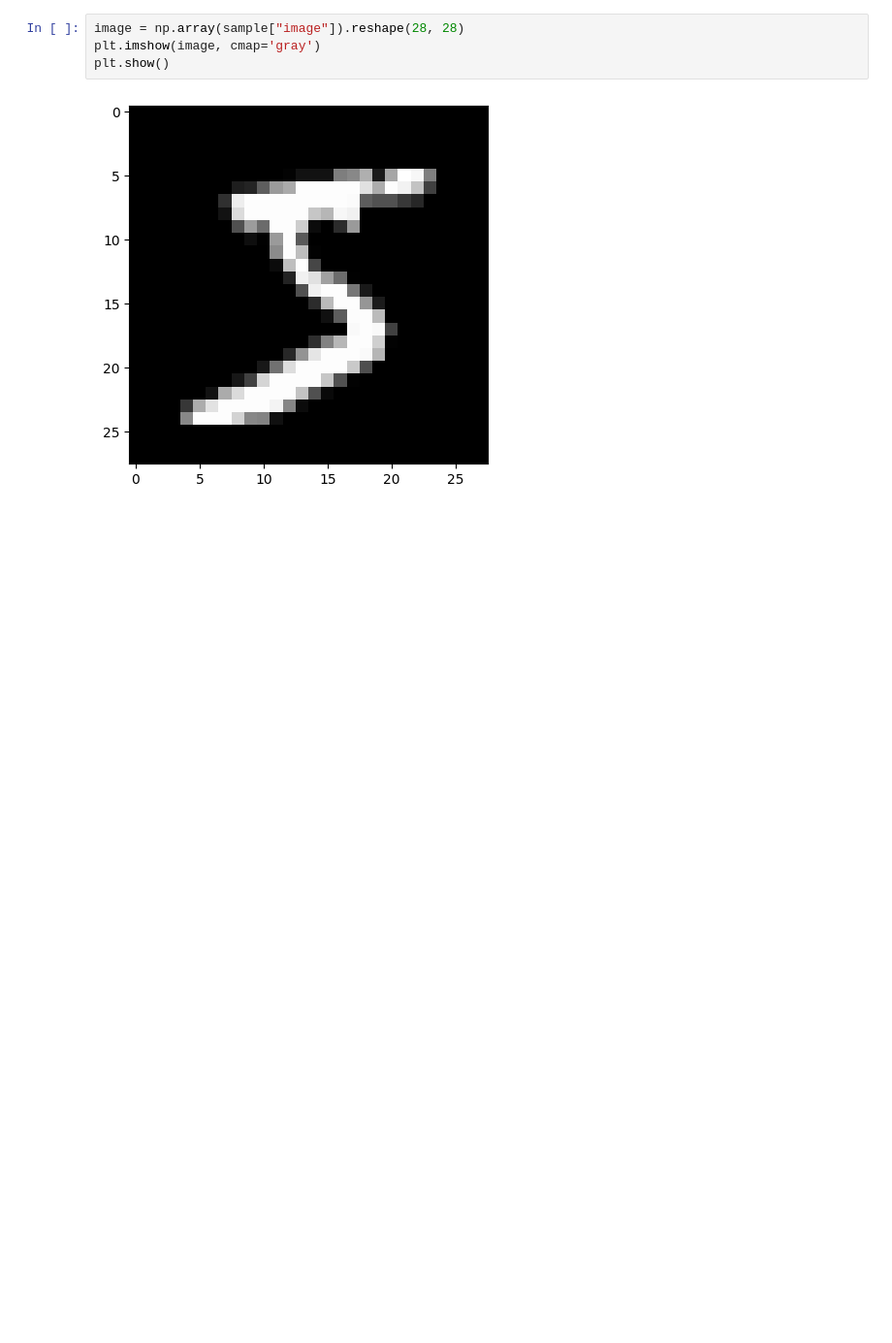
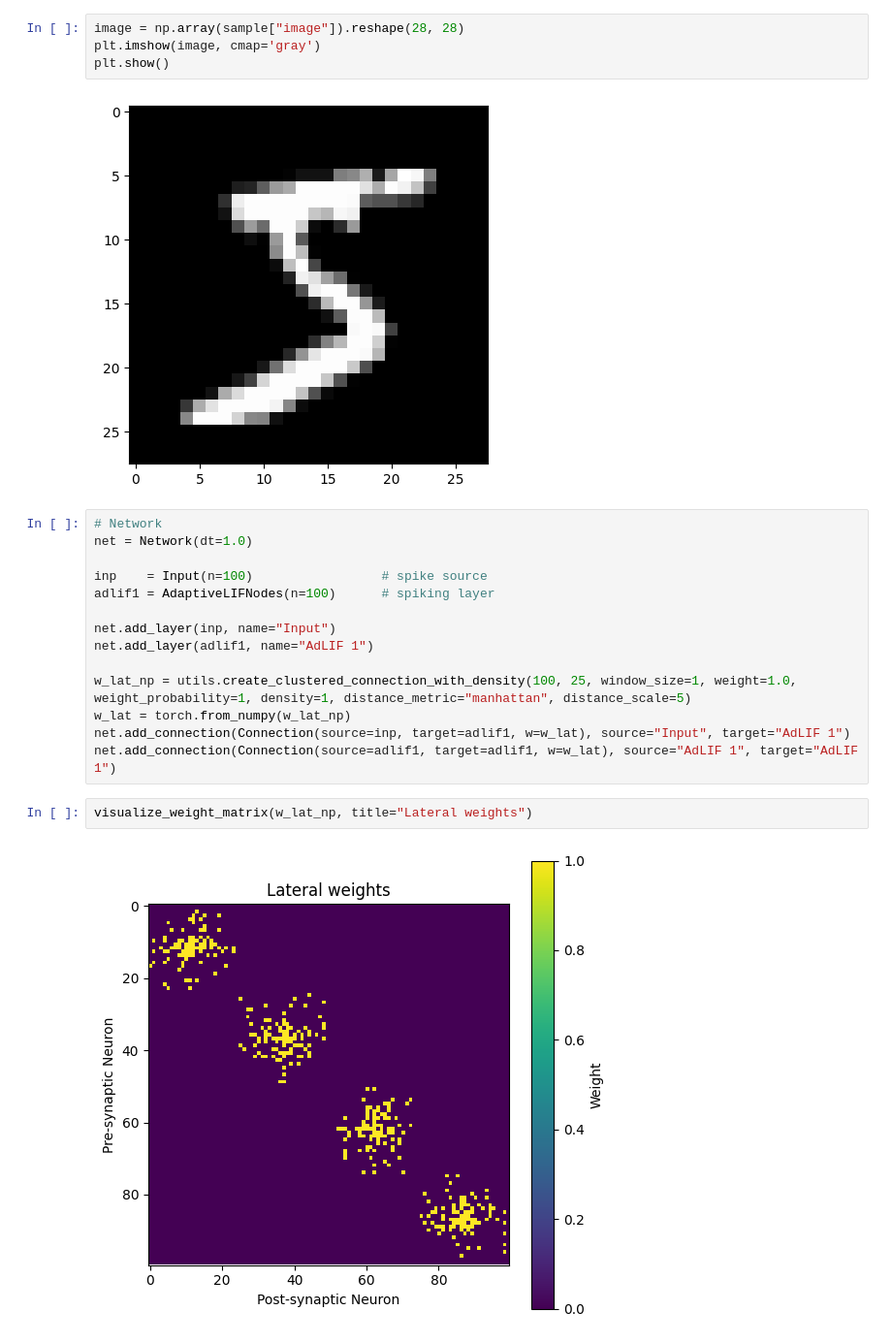
Before and after one commit to H-27/spiking-network-info-transmission, a Jupyter notebook: src/demo_model.ipynb, the cells around one changed output. Shown at 97% size. Drawn from its saved outputs; the diff is of its cells as text; blank space fills up the shorter version.

Commit message:
connection functions and first test

```diff
--- a/src/demo_model.ipynb
+++ b/src/demo_model.ipynb
@@ -77,3 +83,21 @@ plt.imshow(image, cmap='gray')
 plt.show()
 # %% [output]
 [figure]
+# %%
+# Network
+net = Network(dt=1.0)
+
+inp    = Input(n=100)                 # spike source
+adlif1 = AdaptiveLIFNodes(n=100)      # spiking layer
+
+net.add_layer(inp, name="Input")
+net.add_layer(adlif1, name="AdLIF 1")
+
+w_lat_np = utils.create_clustered_connection_with_density(100, 25, window_size=1, weight=1.0, weight_probability=1, density=1, distance_metric="manhattan", distance_scale=5)
+w_lat = torch.from_numpy(w_lat_np)
+net.add_connection(Connection(source=inp, target=adlif1, w=w_lat), source="Input", target="AdLIF 1")
+net.add_connection(Connection(source=adlif1, target=adlif1, w=w_lat), source="AdLIF 1", target="AdLIF 1")
+# %%
+visualize_weight_matrix(w_lat_np, title="Lateral weights")
+# %% [output]
+[figure, added]
```
Also changed, not shown: parts of 10 cells of this notebook, 5 other files.
